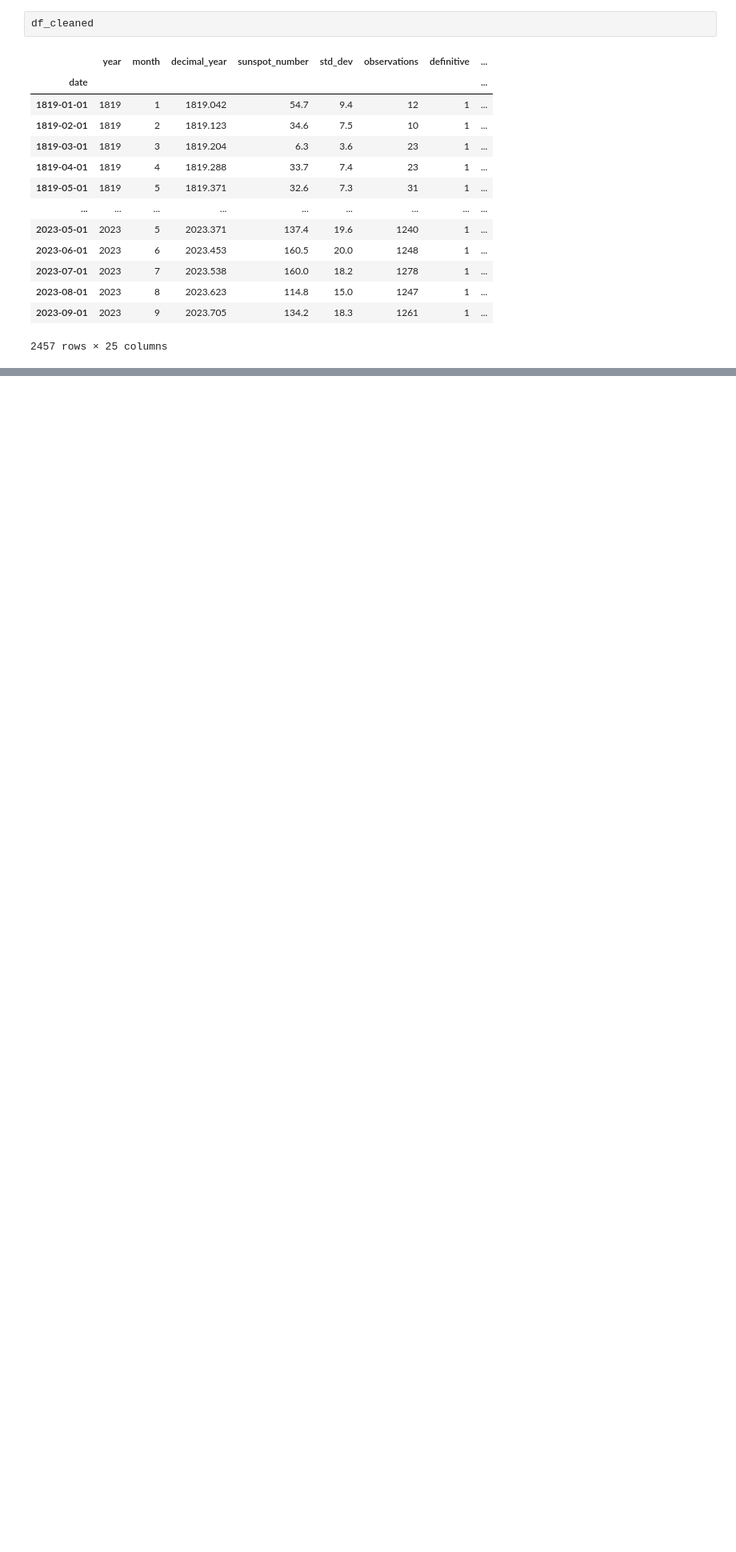
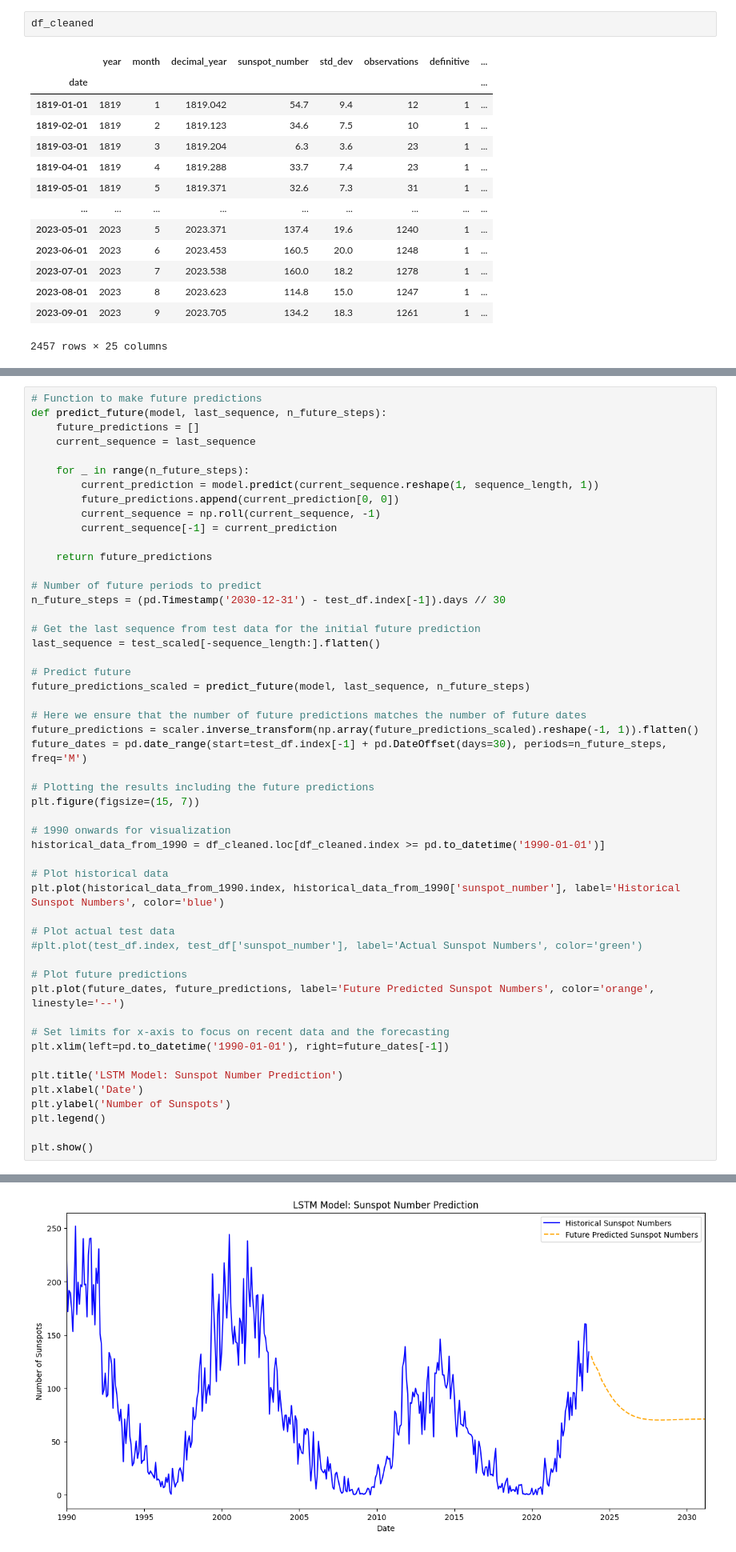
Before and after one commit to SarahAmiraslani/solar-wind-coronal-origin, a Jupyter notebook: notebooks/08_sunspot_prediction.ipynb, the cells around one changed output, grey strips where cells are left out. Shown at 80% size. Saved outputs shown, nothing was run; the diff lists cells and outputs as text; blank space fills up the shorter version.

```diff
--- a/notebooks/08_sunspot_prediction.ipynb
+++ b/notebooks/08_sunspot_prediction.ipynb
@@ -531,0 +489,52 @@ Lastly, the Prophet model, designed specifically for time series forecasting wit
+# %%
+# Function to make future predictions
+def predict_future(model, last_sequence, n_future_steps):
+    future_predictions = []
+    current_sequence = last_sequence
+
+    for _ in range(n_future_steps):
+        current_prediction = model.predict(current_sequence.reshape(1, sequence_length, 1))
+        future_predictions.append(current_prediction[0, 0])
+        current_sequence = np.roll(current_sequence, -1)
+        current_sequence[-1] = current_prediction
+
+    return future_predictions
+
+# Number of future periods to predict
+n_future_steps = (pd.Timestamp('2030-12-31') - test_df.index[-1]).days // 30
+
+# Get the last sequence from test data for the initial future prediction
+last_sequence = test_scaled[-sequence_length:].flatten()
+
+# Predict future
+future_predictions_scaled = predict_future(model, last_sequence, n_future_steps)
+
+# Here we ensure that the number of future predictions matches the number of future dates
+future_predictions = scaler.inverse_transform(np.array(future_predictions_scaled).reshape(-1, 1)).flatten()
+future_dates = pd.date_range(start=test_df.index[-1] + pd.DateOffset(days=30), periods=n_future_steps, freq='M')
+
+# Plotting the results including the future predictions
+plt.figure(figsize=(15, 7))
+
+# 1990 onwards for visualization
+historical_data_from_1990 = df_cleaned.loc[df_cleaned.index >= pd.to_datetime('1990-01-01')]
+
+# Plot historical data
+plt.plot(historical_data_from_1990.index, historical_data_from_1990['sunspot_number'], label='Historical Sunspot Numbers', color='blue')
+
+# Plot actual test data
+#plt.plot(test_df.index, test_df['sunspot_number'], label='Actual Sunspot Numbers', color='green')
+
+# Plot future predictions
+plt.plot(future_dates, future_predictions, label='Future Predicted Sunspot Numbers', color='orange', linestyle='--')
+
+# Set limits for x-axis to focus on recent data and the forecasting
+plt.xlim(left=pd.to_datetime('1990-01-01'), right=future_dates[-1])
+
+plt.title('LSTM Model: Sunspot Number Prediction')
+plt.xlabel('Date')
+plt.ylabel('Number of Sunspots')
+plt.legend()
+
+plt.show()
+# %% [output]
@@ -531,0 +562 @@ Lastly, the Prophet model, designed specifically for time series forecasting wit
+[figure, added]
```
Also changed, not shown: parts of 44 cells of this notebook.
